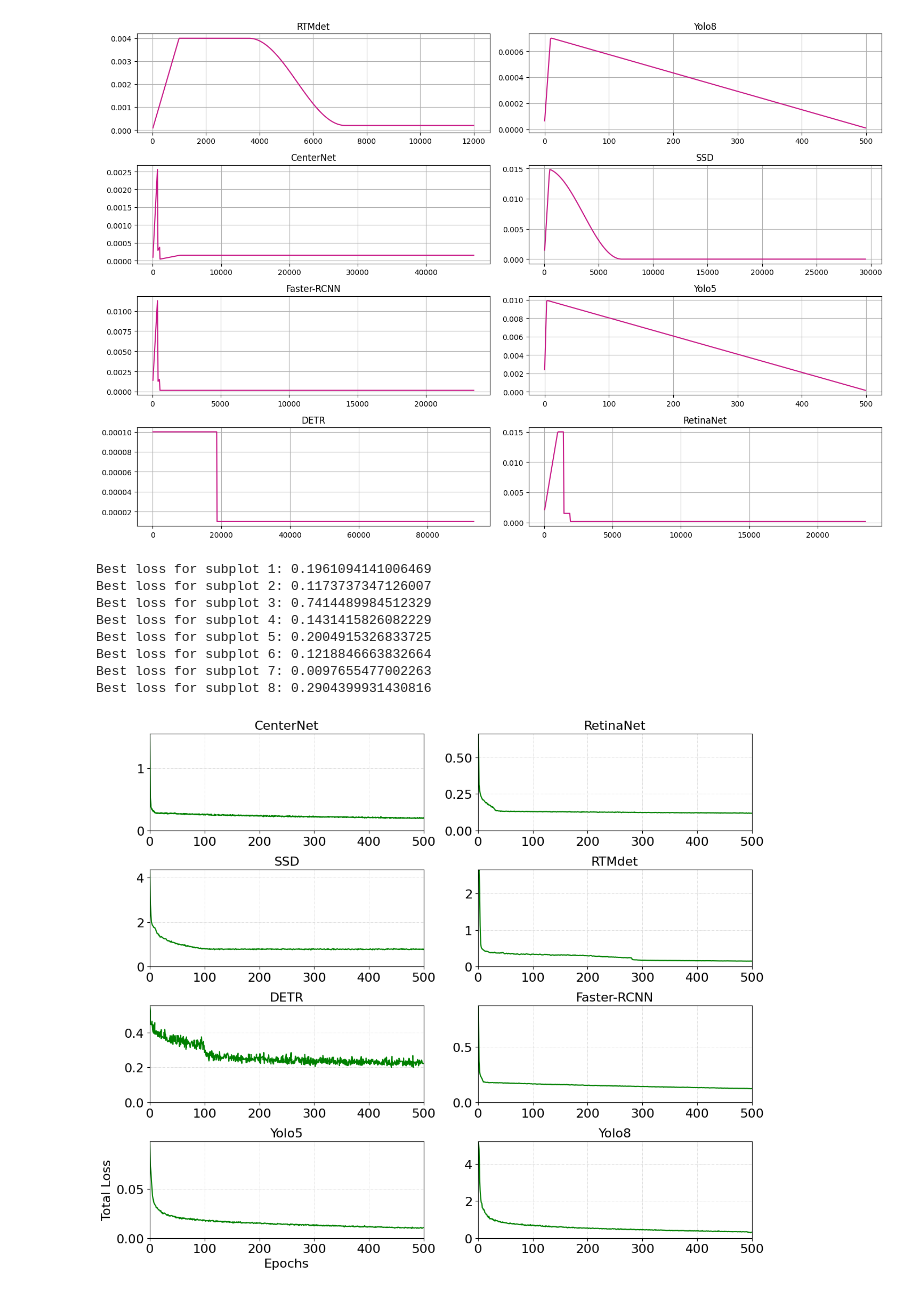
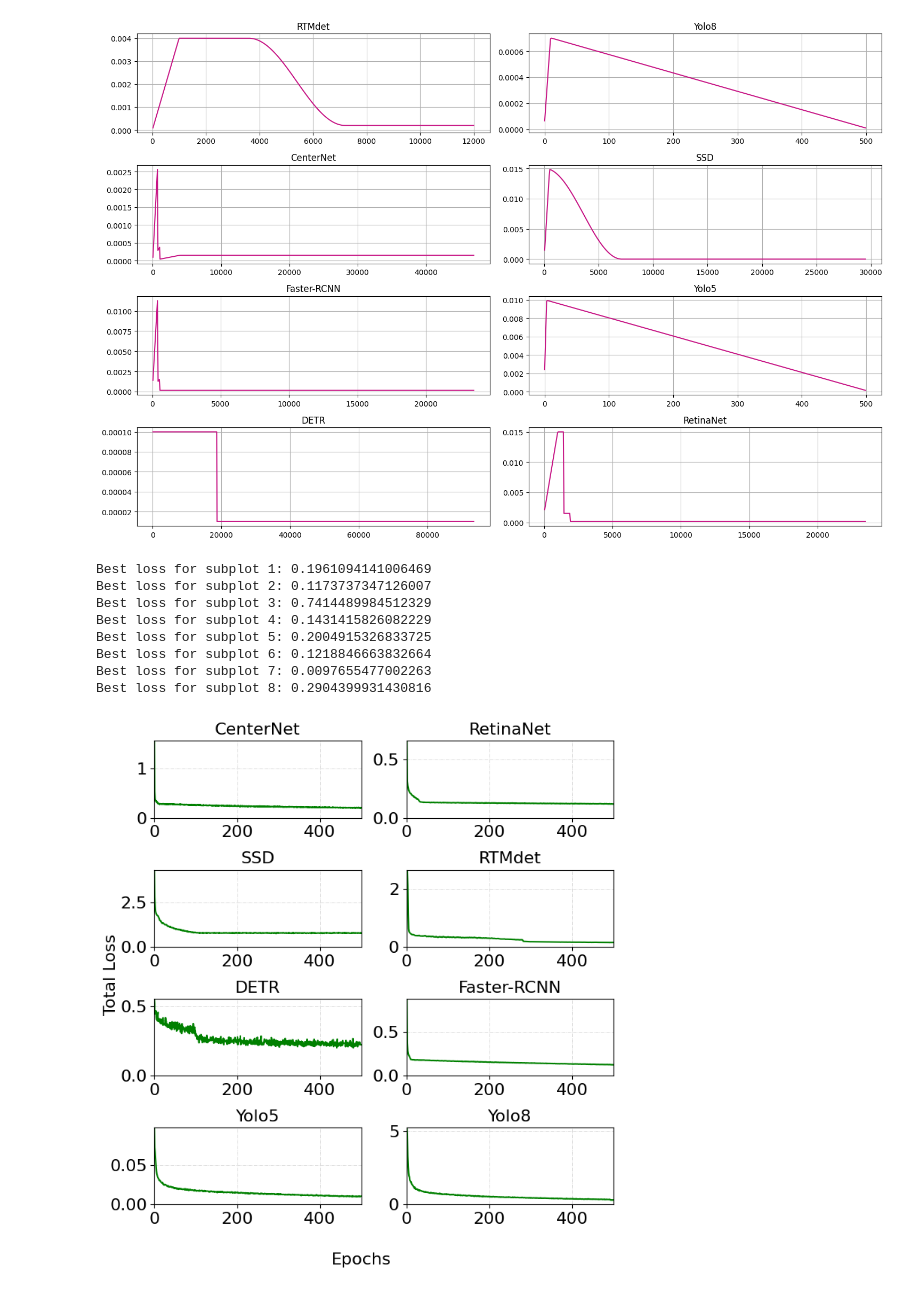
Before and after one commit to toelt-llc/FlightScope_Bench, a Jupyter notebook: 9_result_vizualiser.ipynb, the cells around one changed output. Cells and saved outputs as stored; diff of their text form; code cells hidden in the pictures.

Commit message:
update result vizualizer

```diff
--- a/9_result_vizualiser.ipynb
+++ b/9_result_vizualiser.ipynb
@@ -175,7 +175,7 @@ def plot_loss_curve(ax, csv_path, batch_size, total_samples=2120, plot_color='gr
     ax.tick_params(axis='both', which='major', labelsize=16)
     return df['Value'].max(), df['Value'].min()
 
-fig, axs = plt.subplots(4, 2, figsize=(12, 10))
+fig, axs = plt.subplots(4, 2, figsize=(7, 7))
 
 models = [
     ("/home/safouane/Downloads/FlightScope_Bench/curve_results/loss/CenterNet.csv", 23),
@@ -184,42 +184,43 @@ models = [
     ("/home/safouane/Downloads/FlightScope_Bench/curve_results/loss/RTMdet.csv", 86),
     ("/home/safouane/Downloads/FlightScope_Bench/curve_results/loss/DETR.csv", 11.3),
     ("/home/safouane/Downloads/FlightScope_Bench/curve_results/loss/Faster-RCNN.csv", 45),
-    ("/home/safouane/Downloads/FlightScope_Bench/curve_results/loss/Yolo5.csv", None),  # None for batch_size
-    ("/home/safouane/Downloads/FlightScope_Bench/curve_results/loss/Yolo8.csv", None)   # None for batch_size
+    ("/home/safouane/Downloads/FlightScope_Bench/curve_results/loss/Yolo5.csv", None),
+    ("/home/safouane/Downloads/FlightScope_Bench/curve_results/loss/Yolo8.csv", None)
 ]
 
 best_losses = []
 
 for i, (csv_path, batch_size) in enumerate(models):
     row, col = divmod(i, 2)
     max_value, best_loss = plot_loss_curve(axs[row, col], csv_path, batch_size)
     axs[row, col].set_ylim(0, max_value)
     axs[row, col].set_xlim(0, 500)
 
     axs[row, col].grid(color='lightgray', linestyle='-.', linewidth=0.5)
 
     best_losses.append(best_loss)
 
-axs[-1, 0].set_xlabel("Epochs", fontsize=16)
-axs[-1, 0].set_ylabel("Total Loss", fontsize=16)
+fig.text(0.5, -0.05, 'Epochs', ha='center', fontsize=16)
+fig.text(0.01, 0.5, 'Total Loss', va='center', rotation='vertical', fontsize=16)
 
 plt.tight_layout()
 plt.xlim(0, 500)
 
 for i, best_loss in enumerate(best_losses):
     print(f"Best loss for subplot {i+1}: {best_loss}")
 
+plt.savefig('totalloss.pdf', bbox_inches='tight')
 plt.show()
 # %% [output]
 Best loss for subplot 1: 0.1961094141006469
 Best loss for subplot 2: 0.1173737347126007
 Best loss for subplot 3: 0.7414489984512329
 Best loss for subplot 4: 0.1431415826082229
 Best loss for subplot 5: 0.2004915326833725
 Best loss for subplot 6: 0.1218846663832664
 Best loss for subplot 7: 0.0097655477002263
 Best loss for subplot 8: 0.2904399931430816
-[figure, old version]
+[figure, new version]
 # %%
 import pandas as pd
 import matplotlib.pyplot as plt
```
Also changed, not shown: parts of 1 cell of this notebook.
